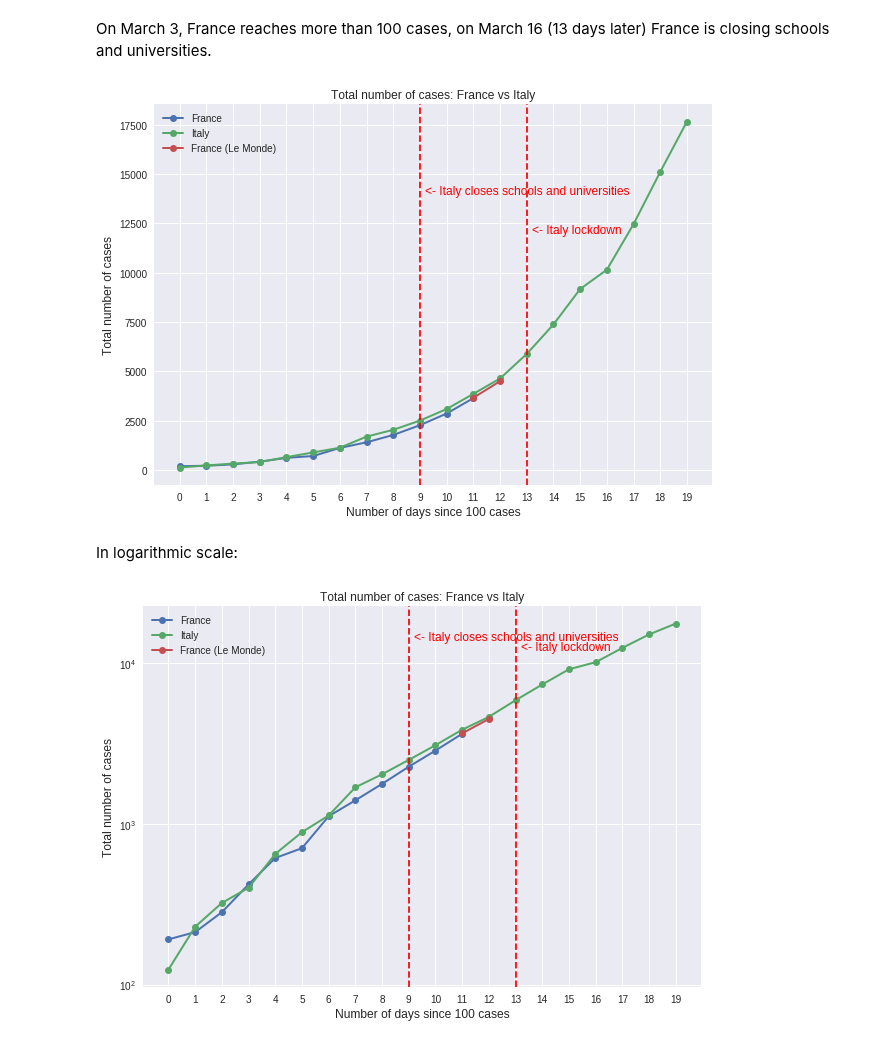
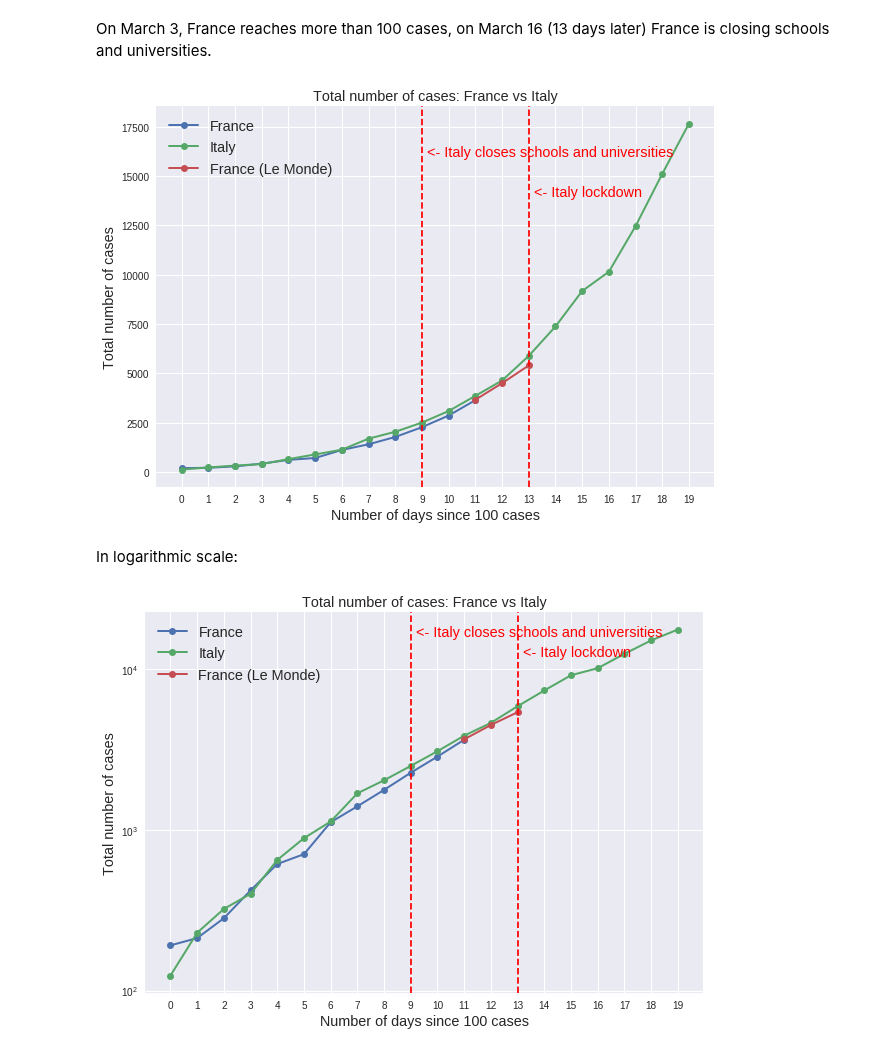
Before and after one commit to alonsosilvaallende/COVID-19, a Jupyter notebook: Coronavirus.ipynb, the cells around one changed output. Saved outputs shown, nothing was run; the diff lists cells and outputs as text; code cells hidden in the pictures.

```diff
--- a/Coronavirus.ipynb
+++ b/Coronavirus.ipynb
@@ -20,37 +20,37 @@ On March 3, France reaches more than 100 cases, on March 16 (13 days later) Fran
 # %%
 fig, ax = plt.subplots(figsize=(10,7))
 plt.plot(days100_France, cases100_France, label='France', linewidth=2, marker='o')
 plt.plot(days100_Italy, cases100_Italy, label='Italy',  linewidth=2, marker='o')
-plt.plot(np.array([11, 12]), np.array([3661, 4499]), label='France (Le Monde)', linewidth=2, marker='o')
+plt.plot(np.array([11, 12, 13]), np.array([3661, 4499, 5400]), label='France (Le Monde)', linewidth=2, marker='o')
 plt.axvline(9, color='red', linestyle='dashed')
 plt.axvline(13, color='red', linestyle='dashed')
-plt.annotate('<- Italy closes schools and universities', (9.2,14000.0), color='red', fontsize='large')
-plt.annotate('<- Italy lockdown', (13.2,12000.0), color='red', fontsize='large')
-ax.set_title('Total number of cases: France vs Italy', fontsize='large')
-ax.set_xlabel('Number of days since 100 cases', fontsize='large')
-ax.set_ylabel('Total number of cases', fontsize='large')
+plt.annotate('<- Italy closes schools and universities', (9.2,16000.0), color='red', fontsize='x-large')
+plt.annotate('<- Italy lockdown', (13.2,14000.0), color='red', fontsize='x-large')
+ax.set_title('Total number of cases: France vs Italy', fontsize='x-large')
+ax.set_xlabel('Number of days since 100 cases', fontsize='x-large')
+ax.set_ylabel('Total number of cases', fontsize='x-large')
 ax.set_xticks(np.arange(len(cases100_Italy)))
-plt.legend()
+plt.legend(fontsize='x-large')
 plt.show()
 # %% [output]
-[figure, old version]
+[figure, new version]
 # %% [markdown]
 In logarithmic scale:
 # %%
 fig, ax = plt.subplots(figsize=(10,7))
 plt.plot(days100_France, cases100_France, label='France', linewidth=2, marker='o')
 plt.plot(days100_Italy, cases100_Italy, label='Italy',  linewidth=2, marker='o')
-plt.plot(np.array([11, 12]), np.array([3661, 4499]), label='France (Le Monde)', linewidth=2, marker='o')
+plt.plot(np.array([11, 12, 13]), np.array([3661, 4499, 5400]), label='France (Le Monde)', linewidth=2, marker='o')
 plt.axvline(9, color='red', linestyle='dashed')
 plt.axvline(13, color='red', linestyle='dashed')
-plt.annotate('<- Italy closes schools and universities', (9.2,14000.0), color='red', fontsize='large')
-plt.annotate('<- Italy lockdown', (13.2,12000.0), color='red', fontsize='large')
-ax.set_title('Total number of cases: France vs Italy', fontsize='large')
-ax.set_xlabel('Number of days since 100 cases', fontsize='large')
-ax.set_ylabel('Total number of cases', fontsize='large')
+plt.annotate('<- Italy closes schools and universities', (9.2,16000.0), color='red', fontsize='x-large')
+plt.annotate('<- Italy lockdown', (13.2,12000.0), color='red', fontsize='x-large')
+ax.set_title('Total number of cases: France vs Italy', fontsize='x-large')
+ax.set_xlabel('Number of days since 100 cases', fontsize='x-large')
+ax.set_ylabel('Total number of cases', fontsize='x-large')
 ax.set_xticks(np.arange(len(cases100_Italy)))
 plt.yscale("log")
-plt.legend()
+plt.legend(fontsize='x-large')
 plt.show()
 # %% [output]
-[figure, old version]
+[figure, new version]
```
